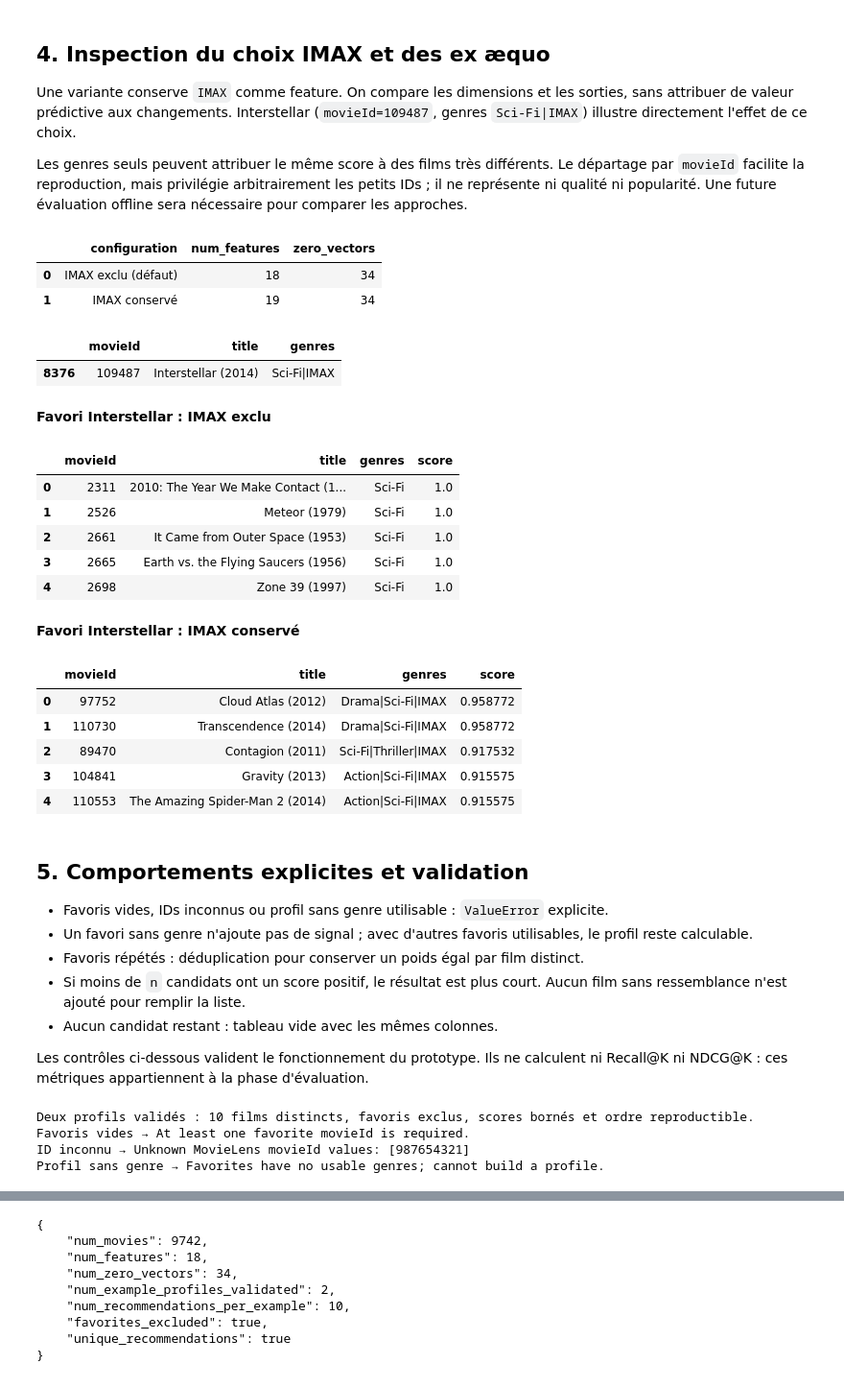
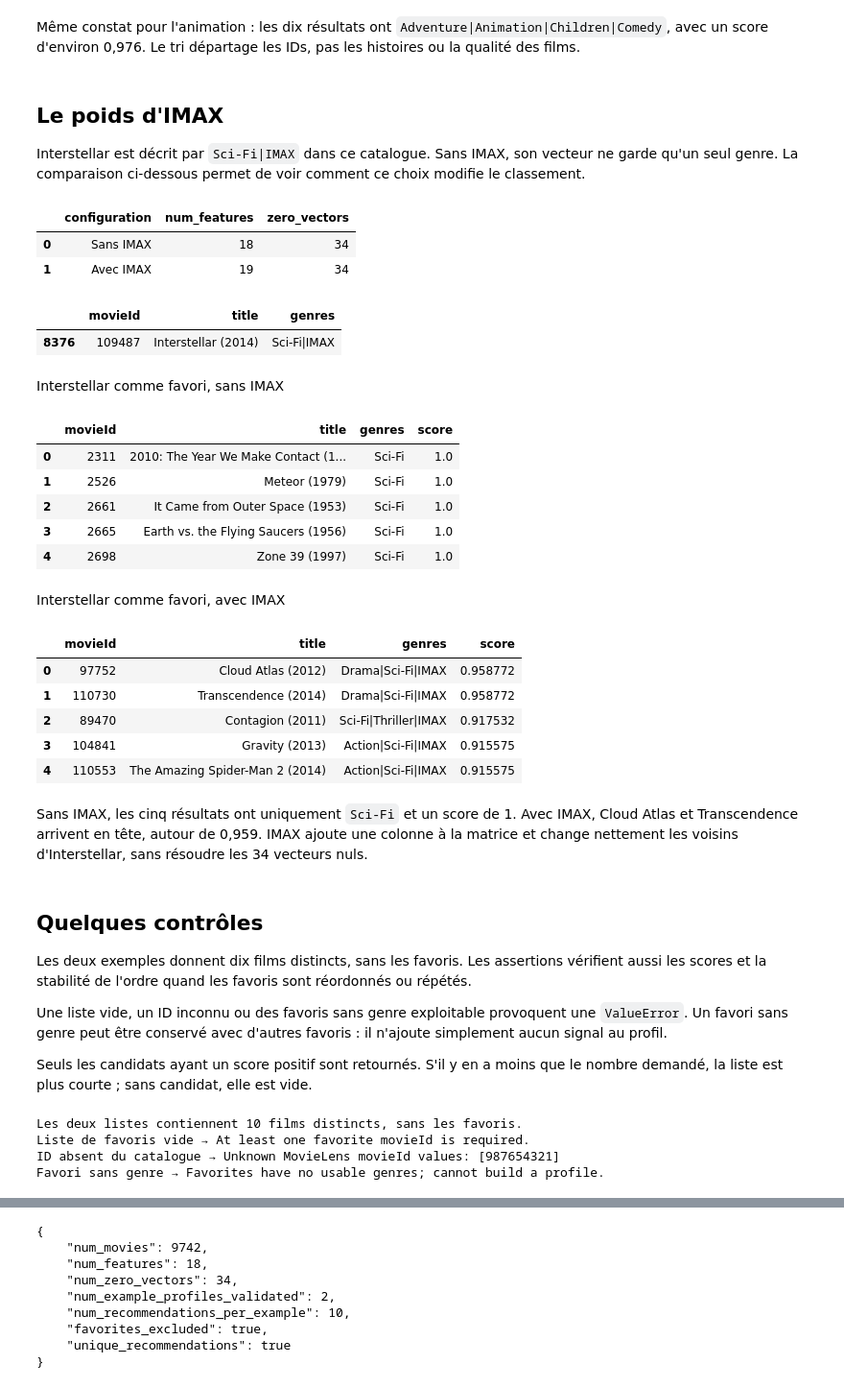
Before and after one commit to SamirMaoude/movies-and-me-recommender, a Jupyter notebook: notebooks/02_content_based_baseline.ipynb, the cells around one changed output, grey strips where cells are left out. Shown at 96% size. Cells and saved outputs as stored; diff of their text form; code cells hidden in the pictures.

```diff
--- a/notebooks/02_content_based_baseline.ipynb
+++ b/notebooks/02_content_based_baseline.ipynb
@@ -181,56 +187,56 @@ display(animation_recommendations)
 | 7 | 33615 | Madagascar (2005) | Adventure|Animation|Children|Comedy | 0.976454 |
 | 8 | 38038 | Wallace & Gromit in The Curse of ... | Adventure|Animation|Children|Comedy | 0.976454 |
 | 9 | 43869 | Curious George (2006) | Adventure|Animation|Children|Comedy | 0.976454 |
+# %% [markdown]
+Même constat pour l'animation : les dix résultats ont `Adventure|Animation|Children|Comedy`, avec un score d'environ 0,976. Le tri départage les IDs, pas les histoires ou la qualité des films.
 # %% [markdown]
-## 4. Inspection du choix IMAX et des ex æquo
+## Le poids d'IMAX
 
-Une variante conserve `IMAX` comme feature. On compare les dimensions et les sorties, sans attribuer de valeur prédictive aux changements. Interstellar (`movieId=109487`, genres `Sci-Fi|IMAX`) illustre directement l'effet de ce choix.
-
-Les genres seuls peuvent attribuer le même score à des films très différents. Le départage par `movieId` facilite la reproduction, mais privilégie arbitrairement les petits IDs ; il ne représente ni qualité ni popularité. Une future évaluation offline sera nécessaire pour comparer les approches.
+Interstellar est décrit par `Sci-Fi|IMAX` dans ce catalogue. Sans IMAX, son vecteur ne garde qu'un seul genre. La comparaison ci-dessous permet de voir comment ce choix modifie le classement.
 # %%
 with_imax = ContentBasedRecommender(movies, include_imax=True)
 comparison = pd.DataFrame([
-    {"configuration": "IMAX exclu (défaut)", "num_features": len(recommender.feature_names),
+    {"configuration": "Sans IMAX", "num_features": len(recommender.feature_names),
      "zero_vectors": int(zero_vector_mask.sum())},
-    {"configuration": "IMAX conservé", "num_features": len(with_imax.feature_names),
+    {"configuration": "Avec IMAX", "num_features": len(with_imax.feature_names),
      "zero_vectors": int((with_imax.feature_matrix.getnnz(axis=1) == 0).sum())},
 ])
 display(comparison)
 display(movies.loc[movies["movieId"].eq(109487)])
-display(Markdown("**Favori Interstellar : IMAX exclu**"))
+display(Markdown("Interstellar comme favori, sans IMAX"))
 display(recommender.recommend([109487], n=5))
-display(Markdown("**Favori Interstellar : IMAX conservé**"))
+display(Markdown("Interstellar comme favori, avec IMAX"))
 display(with_imax.recommend([109487], n=5))
 # %% [output]
 |  | configuration | num_features | zero_vectors |
-| 0 | IMAX exclu (défaut) | 18 | 34 |
-| 1 | IMAX conservé | 19 | 34 |
+| 0 | Sans IMAX | 18 | 34 |
+| 1 | Avec IMAX | 19 | 34 |
 |  | movieId | title | genres |
 | 8376 | 109487 | Interstellar (2014) | Sci-Fi|IMAX |
-**Favori Interstellar : IMAX exclu**
+Interstellar comme favori, sans IMAX
 |  | movieId | title | genres | score |
 | 0 | 2311 | 2010: The Year We Make Contact (1... | Sci-Fi | 1.0 |
 | 1 | 2526 | Meteor (1979) | Sci-Fi | 1.0 |
 | 2 | 2661 | It Came from Outer Space (1953) | Sci-Fi | 1.0 |
 | 3 | 2665 | Earth vs. the Flying Saucers (1956) | Sci-Fi | 1.0 |
 | 4 | 2698 | Zone 39 (1997) | Sci-Fi | 1.0 |
-**Favori Interstellar : IMAX conservé**
+Interstellar comme favori, avec IMAX
 |  | movieId | title | genres | score |
 | 0 | 97752 | Cloud Atlas (2012) | Drama|Sci-Fi|IMAX | 0.958772 |
 | 1 | 110730 | Transcendence (2014) | Drama|Sci-Fi|IMAX | 0.958772 |
 | 2 | 89470 | Contagion (2011) | Sci-Fi|Thriller|IMAX | 0.917532 |
 | 3 | 104841 | Gravity (2013) | Action|Sci-Fi|IMAX | 0.915575 |
 | 4 | 110553 | The Amazing Spider-Man 2 (2014) | Action|Sci-Fi|IMAX | 0.915575 |
+# %% [markdown]
+Sans IMAX, les cinq résultats ont uniquement `Sci-Fi` et un score de 1. Avec IMAX, Cloud Atlas et Transcendence arrivent en tête, autour de 0,959. IMAX ajoute une colonne à la matrice et change nettement les voisins d'Interstellar, sans résoudre les 34 vecteurs nuls.
 # %% [markdown]
-## 5. Comportements explicites et validation
+## Quelques contrôles
 
-- Favoris vides, IDs inconnus ou profil sans genre utilisable : `ValueError` explicite.
-- Un favori sans genre n'ajoute pas de signal ; avec d'autres favoris utilisables, le profil reste calculable.
-- Favoris répétés : déduplication pour conserver un poids égal par film distinct.
-- Si moins de `n` candidats ont un score positif, le résultat est plus court. Aucun film sans ressemblance n'est ajouté pour remplir la liste.
-- Aucun candidat restant : tableau vide avec les mêmes colonnes.
+Les deux exemples donnent dix films distincts, sans les favoris. Les assertions vérifient aussi les scores et la stabilité de l'ordre quand les favoris sont réordonnés ou répétés.
 
-Les contrôles ci-dessous valident le fonctionnement du prototype. Ils ne calculent ni Recall@K ni NDCG@K : ces métriques appartiennent à la phase d'évaluation.
+Une liste vide, un ID inconnu ou des favoris sans genre exploitable provoquent une `ValueError`. Un favori sans genre peut être conservé avec d'autres favoris : il n'ajoute simplement aucun signal au profil.
+
+Seuls les candidats ayant un score positif sont retournés. S'il y en a moins que le nombre demandé, la liste est plus courte ; sans candidat, elle est vide.
 # %%
 for favorites, recommendations in [
     (science_fiction_favorites, science_fiction_recommendations),
@@ -244,19 +250,19 @@ for favorites, recommendations in [
     assert recommendations["score"].is_monotonic_decreasing
     pd.testing.assert_frame_equal(recommendations, recommender.recommend(favorites[::-1], n=10))
     pd.testing.assert_frame_equal(recommendations, recommender.recommend(favorites + [favorites[0]], n=10))
-print("Deux profils validés : 10 films distincts, favoris exclus, scores bornés et ordre reproductible.")
+print("Les deux listes contiennent 10 films distincts, sans les favoris.")
 
 no_genre_id = int(recommender.movies.loc[zero_vector_mask, "movieId"].iloc[0])
-for label, favorites in [("Favoris vides", []), ("ID inconnu", [987654321]), ("Profil sans genre", [no_genre_id])]:
+for label, favorites in [("Liste de favoris vide", []), ("ID absent du catalogue", [987654321]), ("Favori sans genre", [no_genre_id])]:
     try:
         recommender.recommend(favorites)
     except ValueError as error:
         print(f"{label} → {error}")
     else:
-        raise AssertionError(f"Une erreur explicite était attendue : {label}")
+        raise AssertionError(f"Une ValueError était attendue pour : {label}")
 # %% [output]
-Deux profils validés : 10 films distincts, favoris exclus, scores bornés et ordre reproductible.
-Favoris vides → At least one favorite movieId is required.
-ID inconnu → Unknown MovieLens movieId values: [987654321]
-Profil sans genre → Favorites have no usable genres; cannot build a profile.
+Les deux listes contiennent 10 films distincts, sans les favoris.
+Liste de favoris vide → At least one favorite movieId is required.
+ID absent du catalogue → Unknown MovieLens movieId values: [987654321]
+Favori sans genre → Favorites have no usable genres; cannot build a profile.
 # %% [markdown]
```
Also changed, not shown: parts of 12 cells of this notebook, 1 other file.
